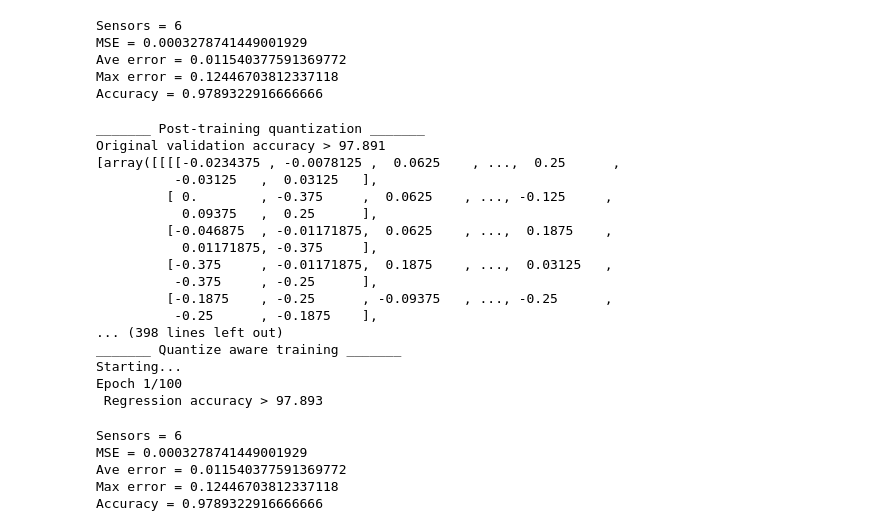
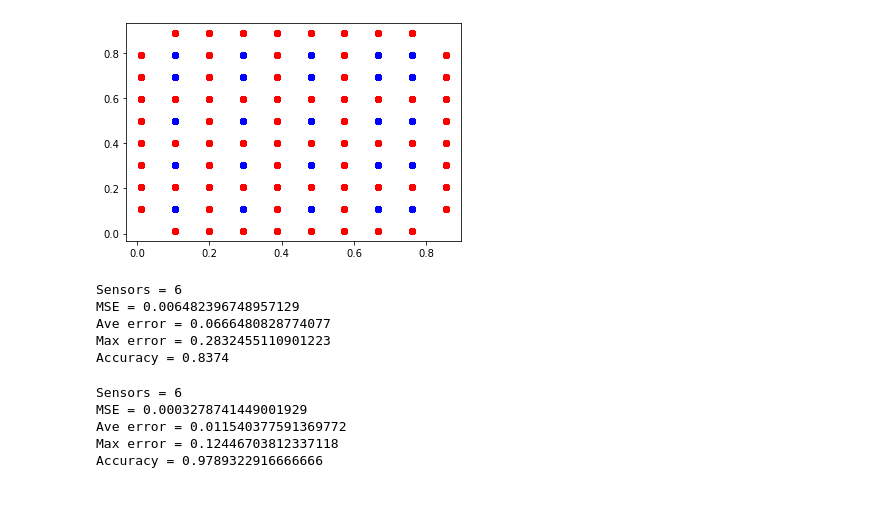
Before and after one commit to YaribNevarez/deep-learning-approach-for-detection-and-localization-of-structural-anomalies, a Jupyter notebook: piezo_sensor_setup/model.ipynb, the cells around one changed output. Cells and saved outputs as stored; diff of their text form; code cells hidden in the pictures; blank space fills up the shorter version.

```diff
--- a/piezo_sensor_setup/model.ipynb
+++ b/piezo_sensor_setup/model.ipynb
@@ -500,9 +524,17 @@ _________________________________________________________________
 # %%
 train_model(model = model, model_file_name = model_file_name, target_accuracy = target_accuracy, accuracy_threshold = accuracy_threshold)
+# %%
+val_X_, val_Y_ = create_labeled_data(srs_path = validation_set_path, label_type = model_type, category_group = validation_group)
+# %%
+plt.scatter(val_Y[:,0], val_Y[:,1], c='r')
+plt.scatter(val_Y_[:,0], val_Y_[:,1], c='b')
+plt.show()
+# %% [output]
+[figure, added]
 # %%
 model = load_model(model_file_name)
 
-mse, ave_error, max_error, accuracy = evaluate_regression(model = model, val_X = val_X, val_Y = val_Y, accuracy_threshold = accuracy_threshold)
+mse, ave_error, max_error, accuracy = evaluate_regression(model = model, val_X = val_X_, val_Y = val_Y_, accuracy_threshold = 0.10)
 
 print("Sensors = {}".format(channel_sensors))
 print("MSE = {}".format(mse))
@@ -511,10 +543,10 @@ print("Max error = {}".format(max_error))
 print("Accuracy = {}".format(accuracy))
 # %% [output]
 Sensors = 6
-MSE = 0.0003278741449001929
-Ave error = 0.011540377591369772
-Max error = 0.12446703812337118
-Accuracy = 0.9789322916666666
+MSE = 0.006482396748957129
+Ave error = 0.0666480828774077
+Max error = 0.2832455110901223
+Accuracy = 0.8374
 # %%
 convert_to_TF_Lite_float32(model_file_name)
 # %%
@@ -536,8 +568,8 @@ print("Accuracy = {}".format(accuracy_lite))
 mantissa_bits = 1
 exponent_bits = 4
 
-refine_on_batch = True # Set True when you have a low convergence rate (refinement)
-quantize_enable = True
+refine_on_batch = False # Set True when you have a low convergence rate (refinement)
+quantize_enable = False
 
 quantization_max_degradation = -0.1
 #####################################################################################
@@ -577,24 +609,6 @@ while quantize_loop:
     quantize_loop = current_accuracy < pre_accuracy - quantization_max_degradation
 
 print('Ending quantized aware training > %.3f' % (current_accuracy * 100.0))
-# %% [output]
-_______ Post-training quantization _______
-Original validation accuracy > 97.891
-[array([[[[-0.0234375 , -0.0078125 ,  0.0625    , ...,  0.25      ,
-          -0.03125   ,  0.03125   ],
-         [ 0.        , -0.375     ,  0.0625    , ..., -0.125     ,
-           0.09375   ,  0.25      ],
-         [-0.046875  , -0.01171875,  0.0625    , ...,  0.1875    ,
-           0.01171875, -0.375     ],
-         [-0.375     , -0.01171875,  0.1875    , ...,  0.03125   ,
-          -0.375     , -0.25      ],
-         [-0.1875    , -0.25      , -0.09375   , ..., -0.25      ,
-          -0.25      , -0.1875    ],
-... (398 lines left out)
-_______ Quantize aware training _______
-Starting...
-Epoch 1/100
- Regression accuracy > 97.893
 # %%
 model = load_model(model_file_name)
 
```
Also changed, not shown: parts of 6 cells of this notebook, 1 other file.
